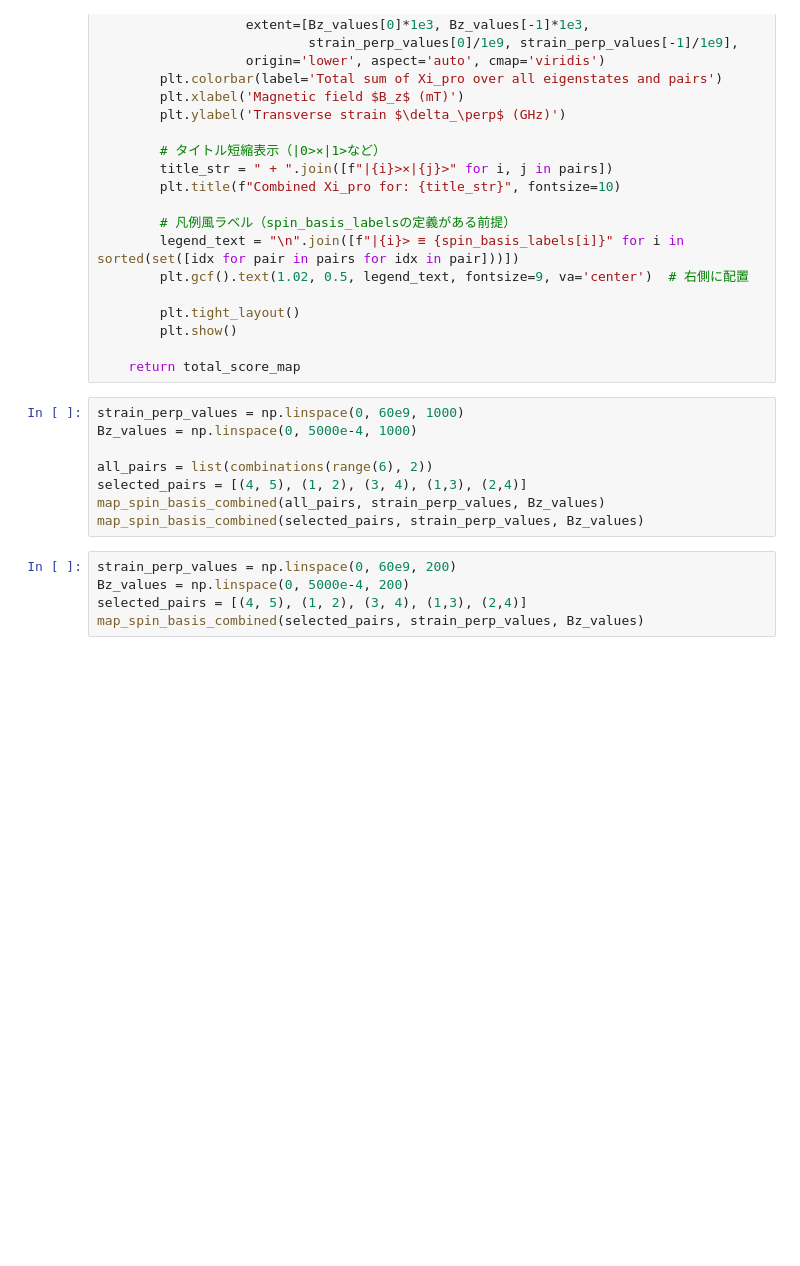
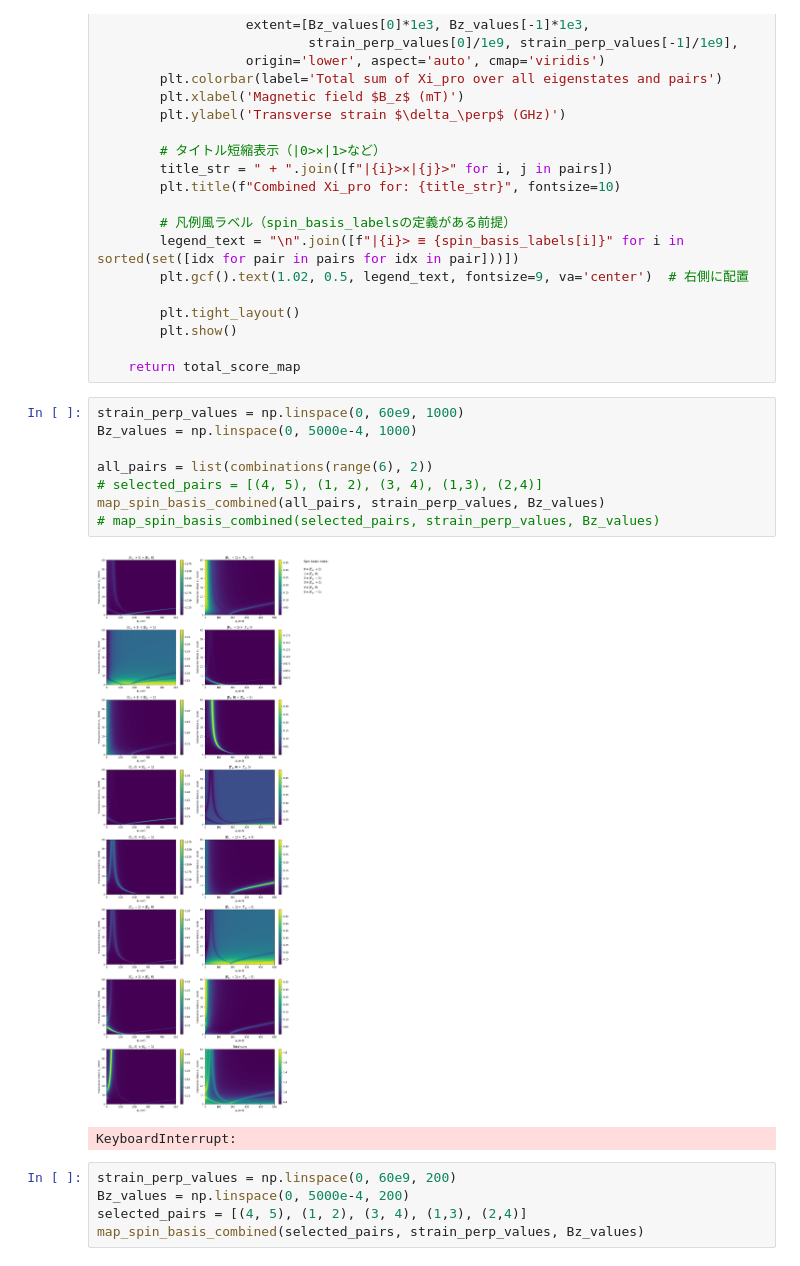
Before and after one commit to Risei412/EIT, a Jupyter notebook: Inte_mapping of spin state .ipynb, the cells around one changed output. Cells and saved outputs as stored; diff of their text form; blank space fills up the shorter version.

```diff
--- a/Inte_mapping of spin state .ipynb
+++ b/Inte_mapping of spin state .ipynb
@@ -428,11 +428,14 @@ def map_spin_basis_combined(pairs, strain_perp_values, Bz_values, show=True):
 # %%
 strain_perp_values = np.linspace(0, 60e9, 1000)
 Bz_values = np.linspace(0, 5000e-4, 1000)
 
 all_pairs = list(combinations(range(6), 2))
-selected_pairs = [(4, 5), (1, 2), (3, 4), (1,3), (2,4)]
+# selected_pairs = [(4, 5), (1, 2), (3, 4), (1,3), (2,4)]
 map_spin_basis_combined(all_pairs, strain_perp_values, Bz_values)
-map_spin_basis_combined(selected_pairs, strain_perp_values, Bz_values)
+# map_spin_basis_combined(selected_pairs, strain_perp_values, Bz_values)
+# %% [output]
+[figure, added]
+KeyboardInterrupt:
 # %%
 strain_perp_values = np.linspace(0, 60e9, 200)
 Bz_values = np.linspace(0, 5000e-4, 200)
```
